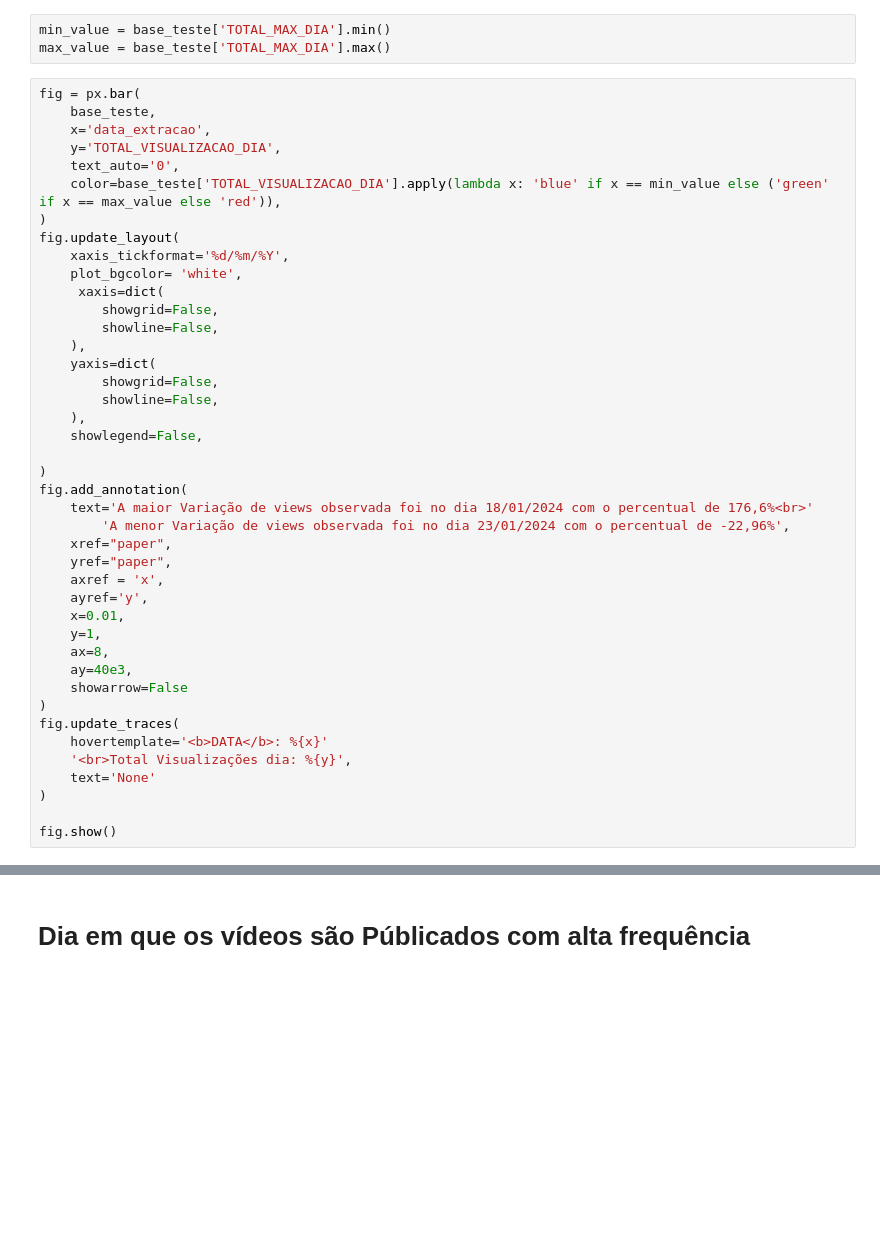
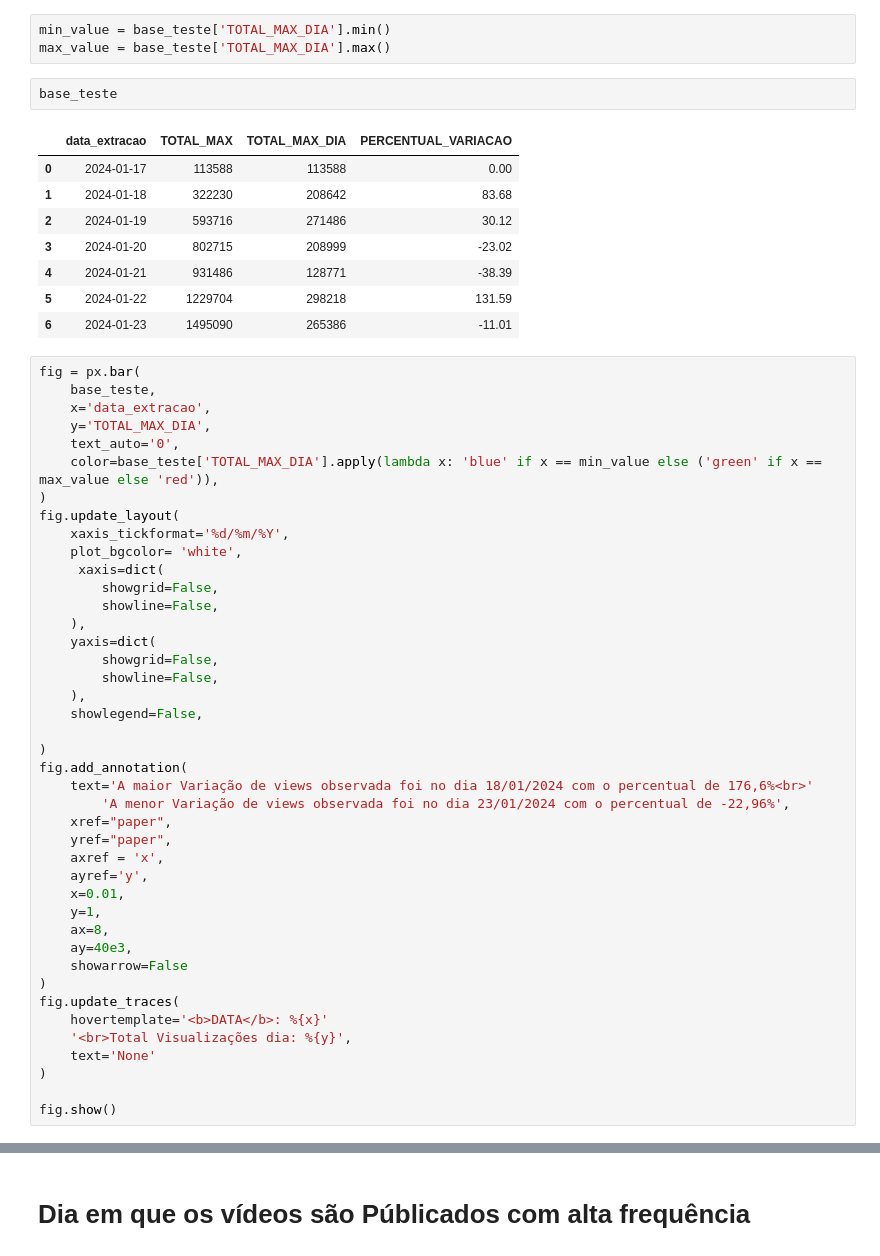
Before and after one commit to rodrigorocha1/analise_dados_youtube, a Jupyter notebook: notebooks_v2/visualizacoes.ipynb, the cells around one changed output, grey strips where cells are left out. Cells and saved outputs as stored; diff of their text form; blank space fills up the shorter version.

```diff
--- a/notebooks_v2/visualizacoes.ipynb
+++ b/notebooks_v2/visualizacoes.ipynb
@@ -190,13 +190,24 @@ top_dez_desc
 # %%
 min_value = base_teste['TOTAL_MAX_DIA'].min()
 max_value = base_teste['TOTAL_MAX_DIA'].max()
+# %%
+base_teste
+# %% [output]
+|  | data_extracao | TOTAL_MAX | TOTAL_MAX_DIA | PERCENTUAL_VARIACAO |
+| 0 | 2024-01-17 | 113588 | 113588 | 0.00 |
+| 1 | 2024-01-18 | 322230 | 208642 | 83.68 |
+| 2 | 2024-01-19 | 593716 | 271486 | 30.12 |
+| 3 | 2024-01-20 | 802715 | 208999 | -23.02 |
+| 4 | 2024-01-21 | 931486 | 128771 | -38.39 |
+| 5 | 2024-01-22 | 1229704 | 298218 | 131.59 |
+| 6 | 2024-01-23 | 1495090 | 265386 | -11.01 |
 # %%
 fig = px.bar(
     base_teste,
     x='data_extracao',
-    y='TOTAL_VISUALIZACAO_DIA',
+    y='TOTAL_MAX_DIA',
     text_auto='0',
-    color=base_teste['TOTAL_VISUALIZACAO_DIA'].apply(lambda x: 'blue' if x == min_value else ('green' if x == max_value else 'red')),
+    color=base_teste['TOTAL_MAX_DIA'].apply(lambda x: 'blue' if x == min_value else ('green' if x == max_value else 'red')),
 )
 fig.update_layout(
     xaxis_tickformat='%d/%m/%Y',
```
Also changed, not shown: parts of 6 cells of this notebook, 3 other files.
